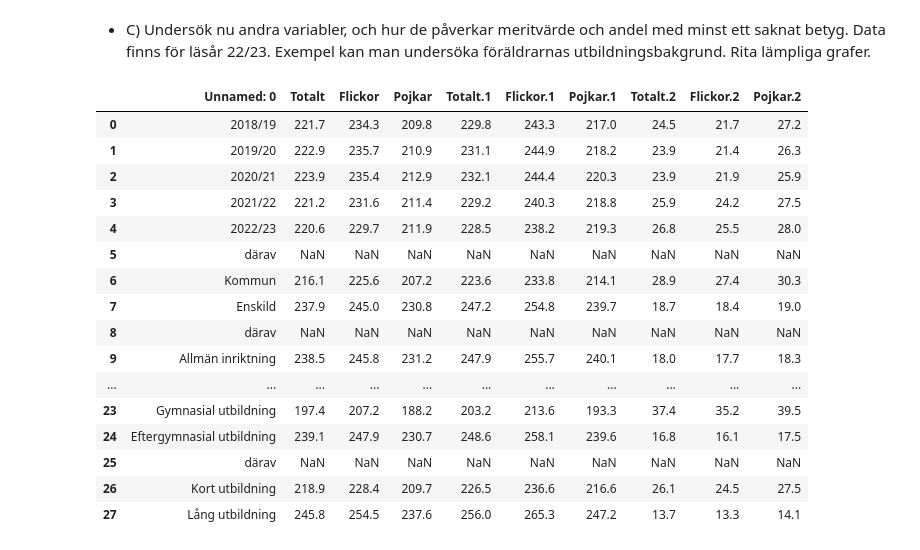
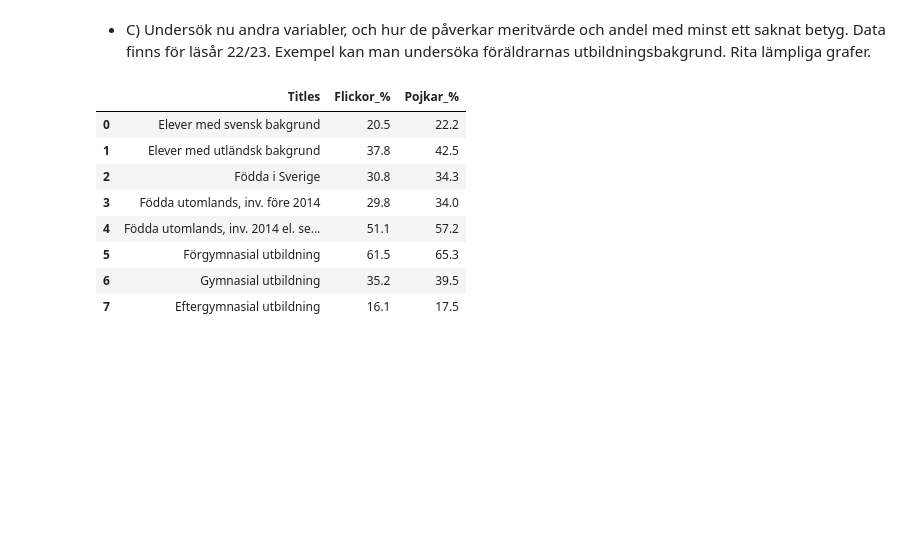
Before and after one commit to mosendamnit/Python-Muhsin-Ahmad-OPA23, a Jupyter notebook: Lab2/Uppgift_1/uppgift_1.ipynb, the cells around one changed output. Saved outputs shown, nothing was run; the diff lists cells and outputs as text; code cells hidden in the pictures; blank space fills up the shorter version.

```diff
--- a/Lab2/Uppgift_1/uppgift_1.ipynb
+++ b/Lab2/Uppgift_1/uppgift_1.ipynb
@@ -72,24 +72,22 @@ plt.show()
 [figure]
 # %% [markdown]
 -  C) Undersök nu andra variabler, och hur de påverkar meritvärde och andel med minst ett saknat betyg. Data finns för läsår 22/23. Exempel kan man undersöka föräldrarnas utbildningsbakgrund. Rita lämpliga grafer.
-# %%
-df = pd.read_excel("../Uppgift_1/betyg_o_prov_riksnivå.xlsx" , sheet_name="Tabell 1B" , skiprows=7)
-df
-# %% [output]
-|  | Unnamed: 0 | Totalt | Flickor | Pojkar | Totalt.1 | Flickor.1 | Pojkar.1 | Totalt.2 | Flickor.2 | Pojkar.2 |
-| 0 | 2018/19 | 221.7 | 234.3 | 209.8 | 229.8 | 243.3 | 217.0 | 24.5 | 21.7 | 27.2 |
-| 1 | 2019/20 | 222.9 | 235.7 | 210.9 | 231.1 | 244.9 | 218.2 | 23.9 | 21.4 | 26.3 |
-| 2 | 2020/21 | 223.9 | 235.4 | 212.9 | 232.1 | 244.4 | 220.3 | 23.9 | 21.9 | 25.9 |
-| 3 | 2021/22 | 221.2 | 231.6 | 211.4 | 229.2 | 240.3 | 218.8 | 25.9 | 24.2 | 27.5 |
-| 4 | 2022/23 | 220.6 | 229.7 | 211.9 | 228.5 | 238.2 | 219.3 | 26.8 | 25.5 | 28.0 |
-| 5 | därav | NaN | NaN | NaN | NaN | NaN | NaN | NaN | NaN | NaN |
-| 6 | Kommun | 216.1 | 225.6 | 207.2 | 223.6 | 233.8 | 214.1 | 28.9 | 27.4 | 30.3 |
-| 7 | Enskild | 237.9 | 245.0 | 230.8 | 247.2 | 254.8 | 239.7 | 18.7 | 18.4 | 19.0 |
-| 8 | därav | NaN | NaN | NaN | NaN | NaN | NaN | NaN | NaN | NaN |
-| 9 | Allmän inriktning | 238.5 | 245.8 | 231.2 | 247.9 | 255.7 | 240.1 | 18.0 | 17.7 | 18.3 |
-| ... | ... | ... | ... | ... | ... | ... | ... | ... | ... | ... |
-| 23 | Gymnasial utbildning | 197.4 | 207.2 | 188.2 | 203.2 | 213.6 | 193.3 | 37.4 | 35.2 | 39.5 |
-| 24 | Eftergymnasial utbildning | 239.1 | 247.9 | 230.7 | 248.6 | 258.1 | 239.6 | 16.8 | 16.1 | 17.5 |
-| 25 | därav | NaN | NaN | NaN | NaN | NaN | NaN | NaN | NaN | NaN |
-| 26 | Kort utbildning | 218.9 | 228.4 | 209.7 | 226.5 | 236.6 | 216.6 | 26.1 | 24.5 | 27.5 |
-| 27 | Lång utbildning | 245.8 | 254.5 | 237.6 | 256.0 | 265.3 | 247.2 | 13.7 | 13.3 | 14.1 |
+# %%
+df = pd.read_excel("../Uppgift_1/betyg_o_prov_riksnivå.xlsx" , sheet_name="Tabell 1B" , skiprows=7)
+df =df.drop(df.index[0:12])
+df = df.drop([14, 18, 19, 20, 21, 25, 26, 27])
+df = df.iloc[:, [0,-2, -1]]
+df = df.reset_index(drop=True)
+
+df= df.rename(columns={df.columns[0]: "Titles" , df.columns[1]: 'Flickor_%' , df.columns[2]: 'Pojkar_%'})
+df
+# %% [output]
+|  | Titles | Flickor_% | Pojkar_% |
+| 0 | Elever med svensk bakgrund | 20.5 | 22.2 |
+| 1 | Elever med utländsk bakgrund | 37.8 | 42.5 |
+| 2 | Födda i Sverige | 30.8 | 34.3 |
+| 3 | Födda utomlands, inv. före 2014 | 29.8 | 34.0 |
+| 4 | Födda utomlands, inv. 2014 el. se... | 51.1 | 57.2 |
+| 5 | Förgymnasial utbildning | 61.5 | 65.3 |
+| 6 | Gymnasial utbildning | 35.2 | 39.5 |
+| 7 | Eftergymnasial utbildning | 16.1 | 17.5 |
```
Also changed, not shown: parts of 1 cell of this notebook.
